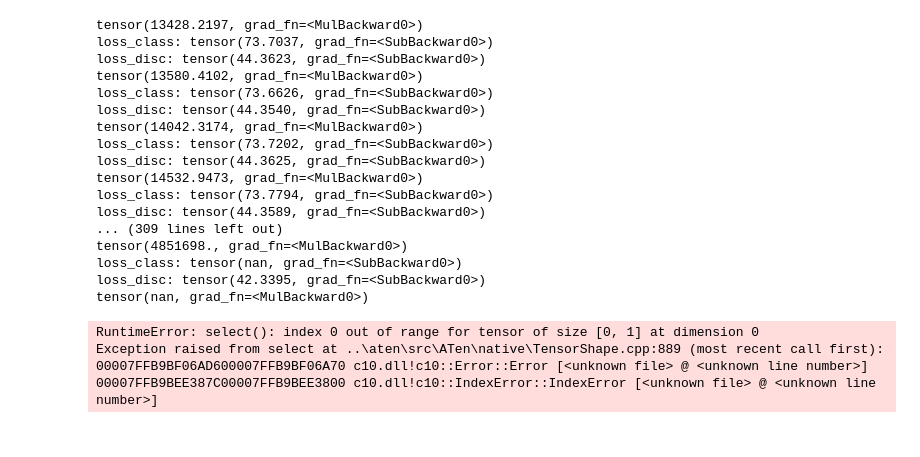
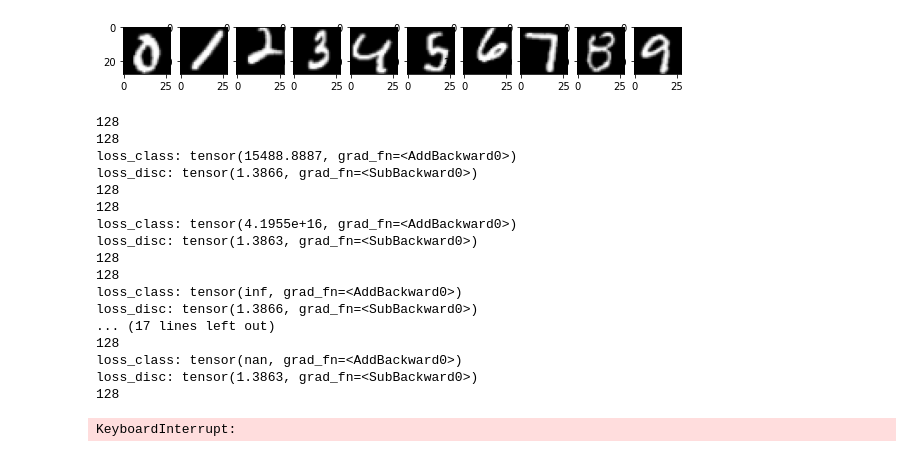
Before and after one commit to lennarturkens/project_MachineLearning, a Jupyter notebook: ML_project.ipynb, the cells around one changed output. Cells and saved outputs as stored; diff of their text form; code cells hidden in the pictures.

```diff
--- a/ML_project.ipynb
+++ b/ML_project.ipynb
@@ -136,14 +116,25 @@ def init_weights_disc(m):
 # %%
 # take prototypes from MNIST (in the future they have to be chosen randomly --> shuffle?)
 prototype_images = [0] * 10
 
 for source_data in train_MNIST_transformed:
     X_source, y_source = source_data
 
     for j in range(0, len(y_source)):
 
         if torch.sum(torch.Tensor(prototype_images[int(y_source[j])])) == 0:
             prototype_images[int(y_source[j])] = X_source[j].view(1, 1, 28, 28)
+
+plt.figure(figsize=(10,10)) # specifying the overall grid size
+
+
+for i in range(10):
+    plt.subplot(1,10,i+1)    # the number of images in the grid is 5*5 (25)
+    plt.imshow(prototype_images[i].view(28,28), cmap="gray")
+
+plt.show()
+# %% [output]
+[figure, added]
 # %%
 class fNet(nn.Module):
     def __init__(self):
@@ -325,11 +313,11 @@ for epoch in range(3): # 3 full passes over the data
         MNIST_batch = train_MNIST_transformed[i]
         USPS_batch = train_USPS_transformed[i]
 
+
         X_MNIST, y_MNIST = MNIST_batch
         X_USPS, y_USPS = USPS_batch
 
         simnet.zero_grad()
-#         optimizerSimNet.zero_grad()
 
         [source_class_output, source_domain_output, Regularizer] = simnet(X_MNIST, prototype_images)
         [target_class_output, target_domain_output, Regularizer] = simnet(X_USPS, prototype_images)
@@ -339,25 +327,23 @@ for epoch in range(3): # 3 full passes over the data
 
 ###### 'Our' implementation of classifier loss as described in the paper ######
 
-       #for j in range(0,len(y_MNIST)):
-            #h_jj = source_class_output[j][y_MNIST[j]]
-            #h_jk = torch.exp(source_class_output[j])
-            #h_k = torch.sum(h_jk)
+#         for j in range(0,len(y_MNIST)):
+#             h_jj = source_class_output[j][y_MNIST[j]]
+#             h_jk = torch.exp(source_class_output[j]) # this term explodes if softmax is not applied?
+#             h_k = torch.sum(h_jk)
 
-            #loss_class -= (h_jj - torch.log(h_k + 1e-7))
+#             loss_class -= (h_jj - torch.log(h_k + 1e-7))
 
-        #print(Regularizer) # this gets absurdly large?
+# #         print(Regularizer) # this gets absurdly large?
 
-        #loss_class += Regularizer
+#         loss_class += gamma_reg*Regularizer
 
 ##### Cross_entropy classifier loss #####
 
-        # For cross_entropy loss to work you have to uncomment F.softmax in forward function of hSim()
 
-        #loss_class = F.cross_entropy(source_class_output, y_MNIST) + gamma_reg * Regularizer
+        loss_class = F.cross_entropy(source_class_output, y_MNIST) + gamma_reg * Regularizer
 
-
-        loss_disc = - torch.sum(torch.log(source_domain_output + 1e-7)) - torch.sum(torch.log(1 - target_domain_output+1e-7))
+        loss_disc = - torch.mean(torch.log(source_domain_output + 1e-7)) - torch.mean(torch.log(1 - target_domain_output+1e-7))
 
         total_loss = loss_class - lambda_loss * loss_disc
         total_loss.backward()
@@ -371,25 +357,22 @@ for epoch in range(3): # 3 full passes over the data
 #             print("loss_class: " + str(loss_class))
 #             print("loss_disc: " + str(loss_disc))
 # %% [output]
-tensor(13428.2197, grad_fn=<MulBackward0>)
-loss_class: tensor(73.7037, grad_fn=<SubBackward0>)
-loss_disc: tensor(44.3623, grad_fn=<SubBackward0>)
-tensor(13580.4102, grad_fn=<MulBackward0>)
-loss_class: tensor(73.6626, grad_fn=<SubBackward0>)
-loss_disc: tensor(44.3540, grad_fn=<SubBackward0>)
-tensor(14042.3174, grad_fn=<MulBackward0>)
-loss_class: tensor(73.7202, grad_fn=<SubBackward0>)
-loss_disc: tensor(44.3625, grad_fn=<SubBackward0>)
-tensor(14532.9473, grad_fn=<MulBackward0>)
-loss_class: tensor(73.7794, grad_fn=<SubBackward0>)
-loss_disc: tensor(44.3589, grad_fn=<SubBackward0>)
-... (309 lines left out)
-tensor(4851698., grad_fn=<MulBackward0>)
-loss_class: tensor(nan, grad_fn=<SubBackward0>)
-loss_disc: tensor(42.3395, grad_fn=<SubBackward0>)
-tensor(nan, grad_fn=<MulBackward0>)
+128
+128
+loss_class: tensor(15488.8887, grad_fn=<AddBackward0>)
+loss_disc: tensor(1.3866, grad_fn=<SubBackward0>)
+128
+128
+loss_class: tensor(4.1955e+16, grad_fn=<AddBackward0>)
+loss_disc: tensor(1.3863, grad_fn=<SubBackward0>)
+128
+128
+loss_class: tensor(inf, grad_fn=<AddBackward0>)
+loss_disc: tensor(1.3866, grad_fn=<SubBackward0>)
+... (17 lines left out)
+128
+loss_class: tensor(nan, grad_fn=<AddBackward0>)
+loss_disc: tensor(1.3863, grad_fn=<SubBackward0>)
+128
-RuntimeError: select(): index 0 out of range for tensor of size [0, 1] at dimension 0
-Exception raised from select at ..\aten\src\ATen\native\TensorShape.cpp:889 (most recent call first):
-00007FFB9BF06AD600007FFB9BF06A70 c10.dll!c10::Error::Error [<unknown file> @ <unknown line number>]
-00007FFB9BEE387C00007FFB9BEE3800 c10.dll!c10::IndexError::IndexError [<unknown file> @ <unknown line number>]
+KeyboardInterrupt:
 # %%
```
Also changed, not shown: parts of 5 cells of this notebook.
